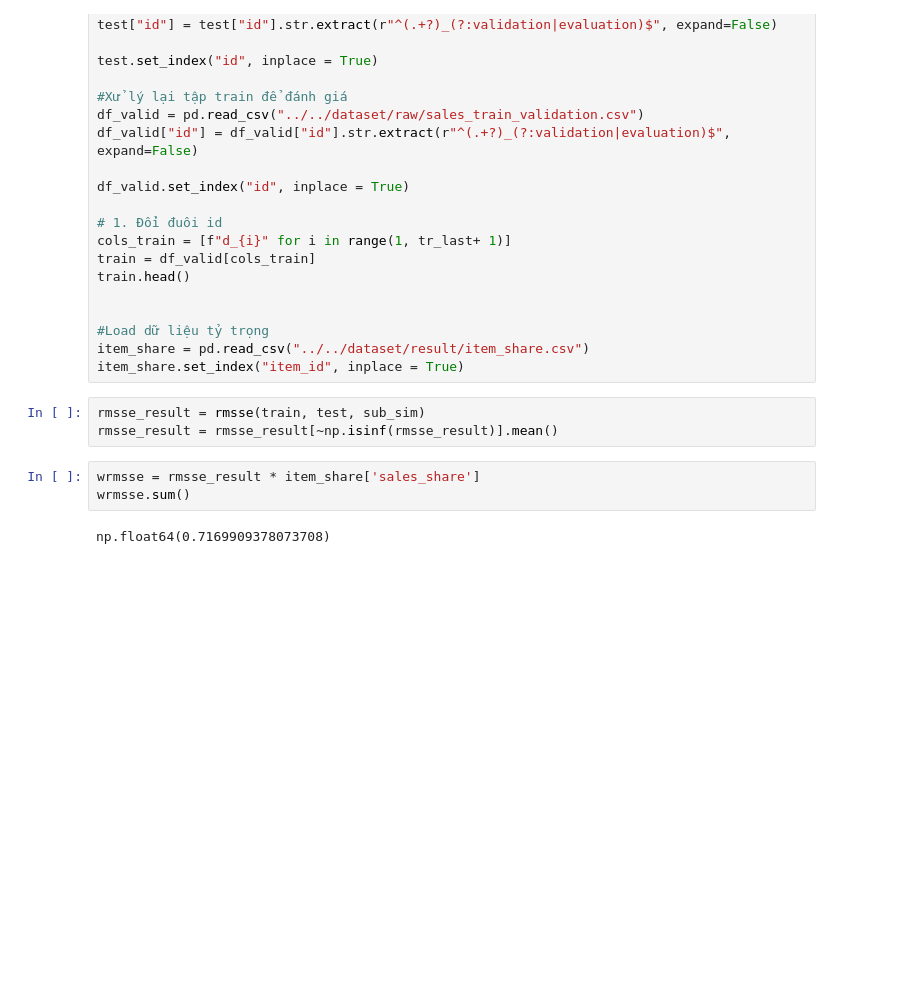
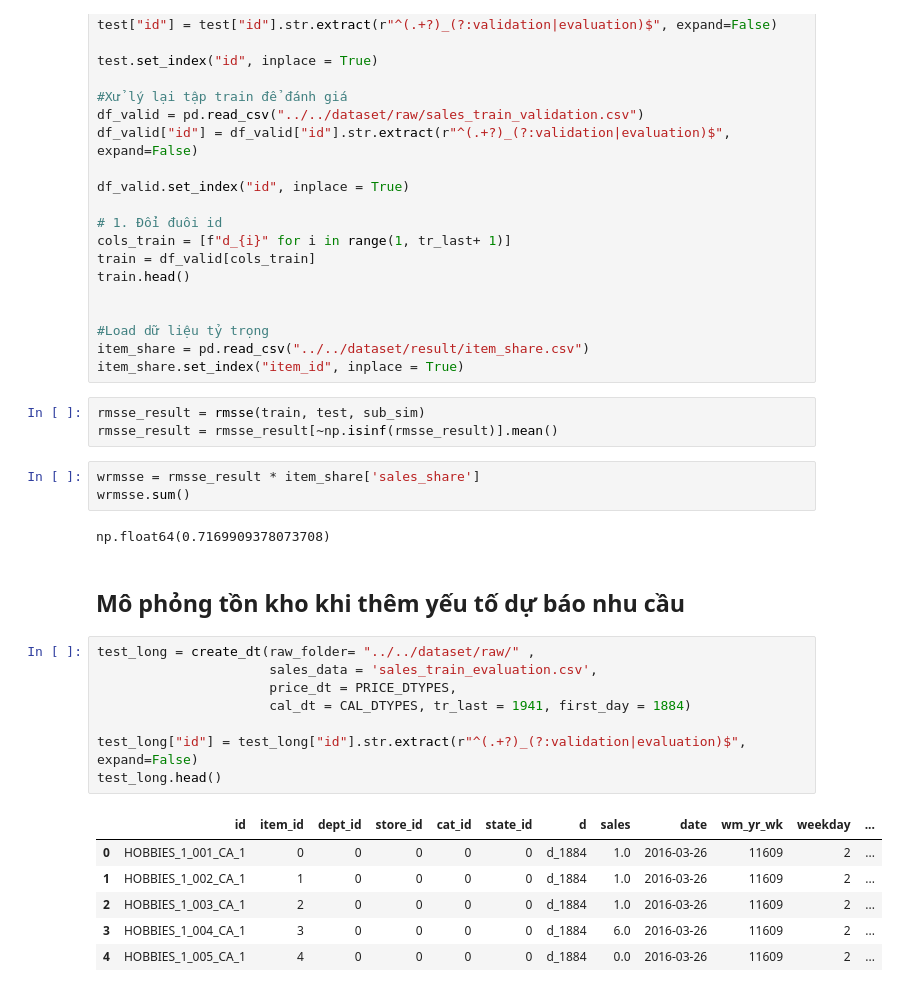
Before and after one commit to yenpth265-alt/NCKH_Optiminization_Inventory, a Jupyter notebook: notebooks/main/mainPipeline.ipynb, the cells around one changed output. Saved outputs shown, nothing was run; the diff lists cells and outputs as text; blank space fills up the shorter version.

```diff
--- a/notebooks/main/mainPipeline.ipynb
+++ b/notebooks/main/mainPipeline.ipynb
@@ -539,3 +532,20 @@ wrmsse = rmsse_result * item_share['sales_share']
 wrmsse.sum()
 # %% [output]
 np.float64(0.7169909378073708)
+# %% [markdown]
+## Mô phỏng tồn kho khi thêm yếu tố dự báo nhu cầu
+# %%
+test_long = create_dt(raw_folder= "../../dataset/raw/" ,
+                      sales_data = 'sales_train_evaluation.csv',
+                      price_dt = PRICE_DTYPES,
+                      cal_dt = CAL_DTYPES, tr_last = 1941, first_day = 1884)
+
+test_long["id"] = test_long["id"].str.extract(r"^(.+?)_(?:validation|evaluation)$", expand=False)
+test_long.head()
+# %% [output]
+|  | id | item_id | dept_id | store_id | cat_id | state_id | d | sales | date | wm_yr_wk | weekday | ... |
+| 0 | HOBBIES_1_001_CA_1 | 0 | 0 | 0 | 0 | 0 | d_1884 | 1.0 | 2016-03-26 | 11609 | 2 | ... |
+| 1 | HOBBIES_1_002_CA_1 | 1 | 0 | 0 | 0 | 0 | d_1884 | 1.0 | 2016-03-26 | 11609 | 2 | ... |
+| 2 | HOBBIES_1_003_CA_1 | 2 | 0 | 0 | 0 | 0 | d_1884 | 1.0 | 2016-03-26 | 11609 | 2 | ... |
+| 3 | HOBBIES_1_004_CA_1 | 3 | 0 | 0 | 0 | 0 | d_1884 | 6.0 | 2016-03-26 | 11609 | 2 | ... |
+| 4 | HOBBIES_1_005_CA_1 | 4 | 0 | 0 | 0 | 0 | d_1884 | 0.0 | 2016-03-26 | 11609 | 2 | ... |
```
Also changed, not shown: parts of 9 cells of this notebook, 30 other files.
